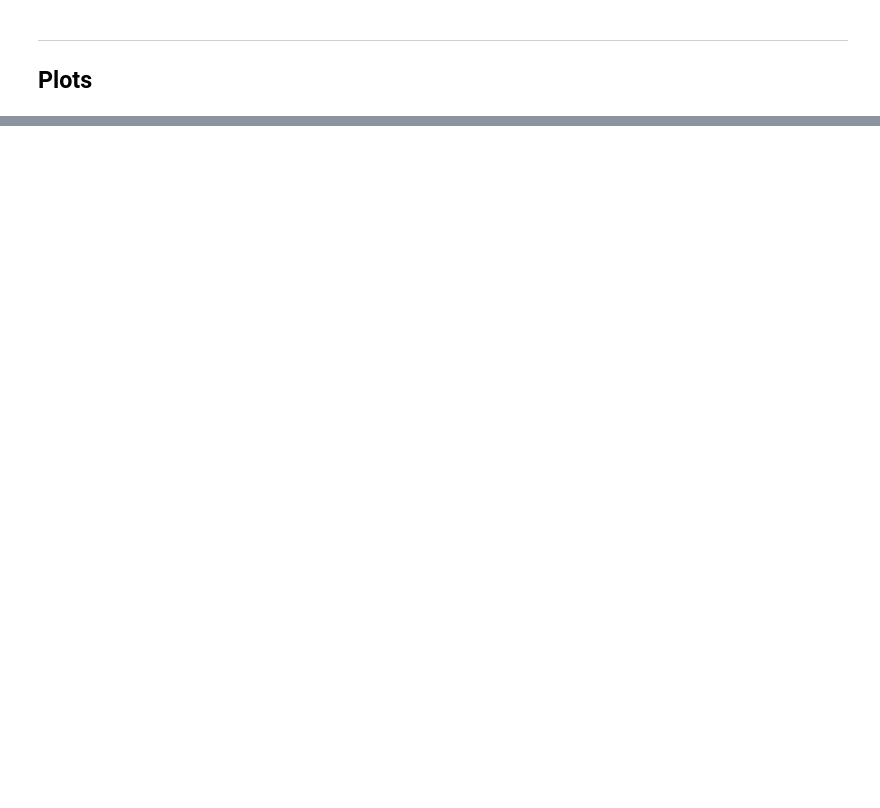
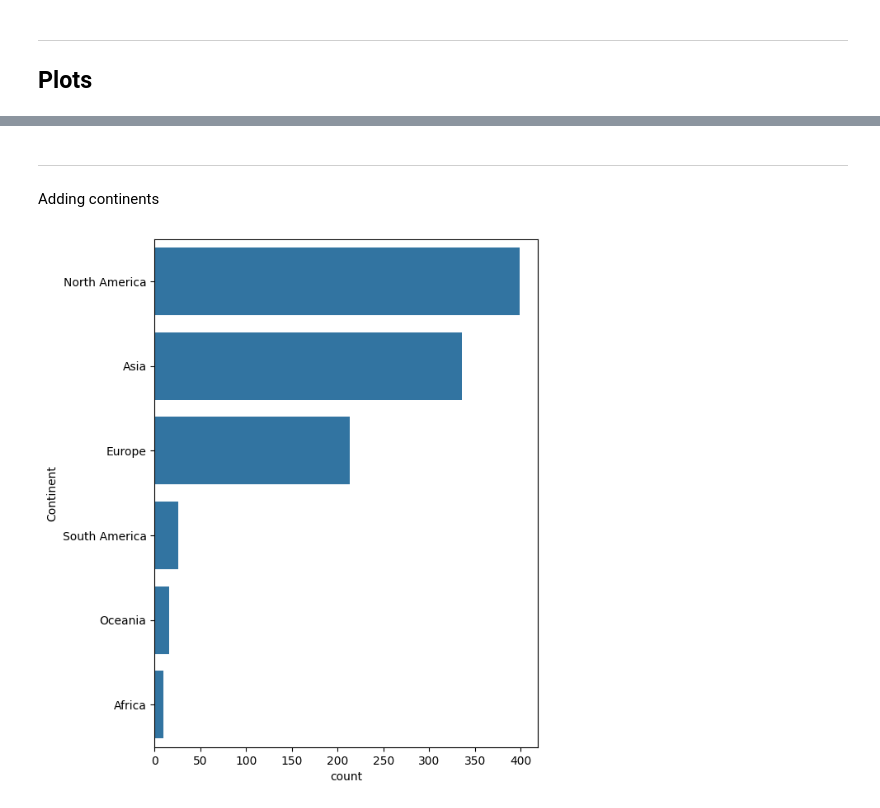
Before and after one commit to guimarais/cleanplots, a Jupyter notebook: 04-Forbes.ipynb, the cells around one changed output, grey strips where cells are left out. Saved outputs shown, nothing was run; the diff lists cells and outputs as text; code cells hidden in the pictures; blank space fills up the shorter version.

```diff
--- a/04-Forbes.ipynb
+++ b/04-Forbes.ipynb
@@ -79,0 +80,15 @@ df[['Country/Territory', 'Net Worth Num']].groupby('Country/Territory').sum().pl
+# %% [markdown]
+---
+Adding continents
+# %%
+cc = pd.read_csv("forbes/continent-country.txt")
+fb = pd.read_csv("forbes/forbes.csv")
+# %%
+fb2 = fb.merge(cc, how='left', left_on='Country/Territory', right_on='Country')
+# %%
+fig, ax = plt.subplots(figsize=(6,8))
+sns.countplot(data=fb2, y='Continent', order=list(fb2['Continent'].value_counts().index), orient='v', ax=ax)
+
+plt.show()
+# %% [output]
+[figure, added]
```
Also changed, not shown: parts of 5 cells of this notebook, 3 other files.
